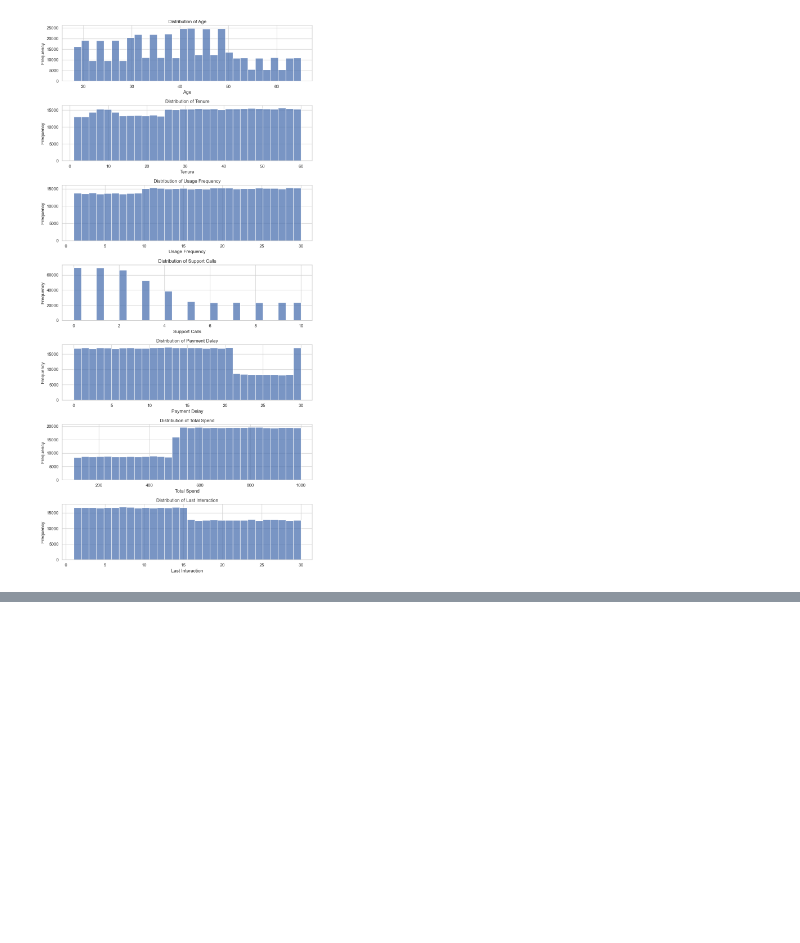
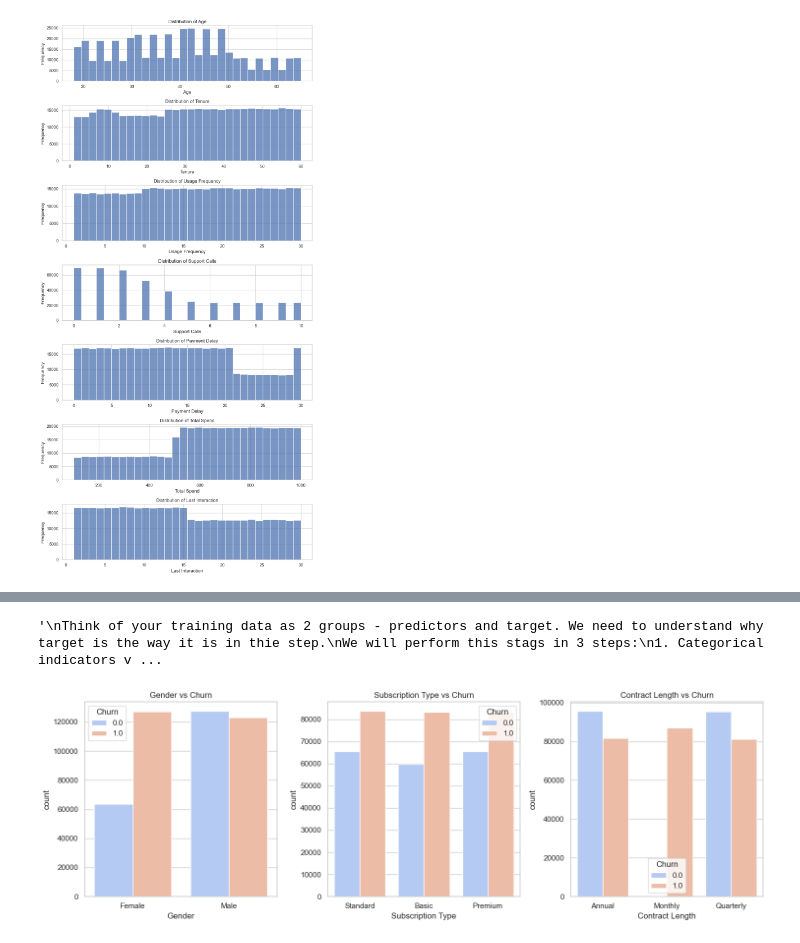
Before and after one commit to Samhitha-Jasti/churn-retention-forecasting, a Jupyter notebook: notebooks/DataExploration.ipynb, the cells around one changed output, grey strips where cells are left out. Cells and saved outputs as stored; diff of their text form; code cells hidden in the pictures; blank space fills up the shorter version.

Commit message:
Performed univariate, bivariate and multivariate analysis

```diff
--- a/notebooks/DataExploration.ipynb
+++ b/notebooks/DataExploration.ipynb
@@ -239,0 +247,23 @@ numerical_summary
+# %%
+#Bivariate analysis - we understand the causes here.
+'''
+Think of your training data as 2 groups - predictors and target. We need to understand why target is the way it is in thie step.
+We will perform this stags in 3 steps:
+1. Categorical indicators vs Target
+2. Numerical indicators vs Target
+3. Multivariate analysis
+'''
+# %% [output]
+'\nThink of your training data as 2 groups - predictors and target. We need to understand why target is the way it is in thie step.\nWe will perform this stags in 3 steps:\n1. Categorical indicators v ...
+# %%
+cat_cols=['Gender', 'Subscription Type', 'Contract Length']
+plt.figure(figsize=(15, 5))
+for i, col in enumerate(cat_cols):
+    plt.subplot(1, 3, i+1)
+    # The 'hue' argument splits the bars by Churn (Yes/No)
+    sns.countplot(data=data, x=col, hue='Churn', palette='coolwarm')
+    plt.title(f'{col} vs Churn')
+plt.tight_layout()
+plt.show()
+# %% [output]
+[figure, added]
```
Also changed, not shown: parts of 6 cells of this notebook.
